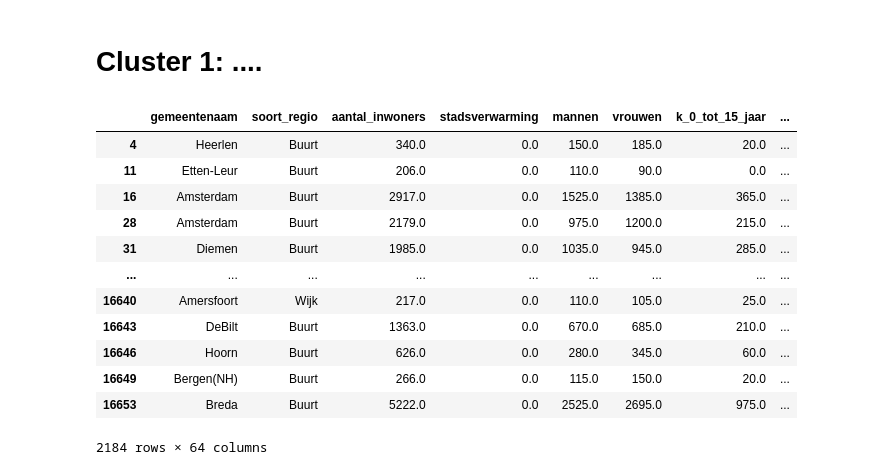
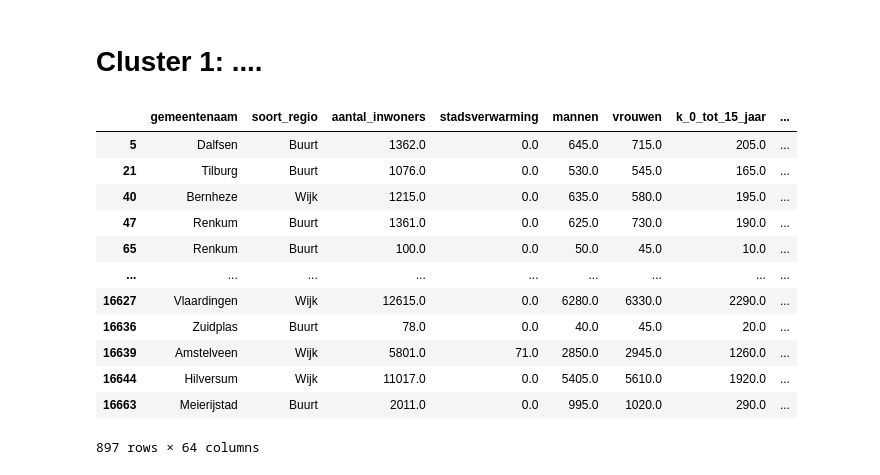
Before and after one commit to NielsHoogeveen1990/Customer-segmentation, a Jupyter notebook: notebooks/Segmentation analysis.ipynb, the cells around one changed output. Drawn from its saved outputs; the diff is of its cells as text; code cells hidden in the pictures.

```diff
--- a/notebooks/Segmentation analysis.ipynb
+++ b/notebooks/Segmentation analysis.ipynb
@@ -107,16 +104,0 @@ df_2 = df.loc[lambda d: d['cluster']==2]
-# %%
-df_1
-# %% [output]
-|  | gemeentenaam | soort_regio | aantal_inwoners | stadsverwarming | mannen | vrouwen | k_0_tot_15_jaar | ... |
-| 4 | Heerlen | Buurt | 340.0 | 0.0 | 150.0 | 185.0 | 20.0 | ... |
-| 11 | Etten-Leur | Buurt | 206.0 | 0.0 | 110.0 | 90.0 | 0.0 | ... |
-| 16 | Amsterdam | Buurt | 2917.0 | 0.0 | 1525.0 | 1385.0 | 365.0 | ... |
-| 28 | Amsterdam | Buurt | 2179.0 | 0.0 | 975.0 | 1200.0 | 215.0 | ... |
-| 31 | Diemen | Buurt | 1985.0 | 0.0 | 1035.0 | 945.0 | 285.0 | ... |
-| ... | ... | ... | ... | ... | ... | ... | ... | ... |
-| 16640 | Amersfoort | Wijk | 217.0 | 0.0 | 110.0 | 105.0 | 25.0 | ... |
-| 16643 | DeBilt | Buurt | 1363.0 | 0.0 | 670.0 | 685.0 | 210.0 | ... |
-| 16646 | Hoorn | Buurt | 626.0 | 0.0 | 280.0 | 345.0 | 60.0 | ... |
-| 16649 | Bergen(NH) | Buurt | 266.0 | 0.0 | 115.0 | 150.0 | 20.0 | ... |
-| 16653 | Breda | Buurt | 5222.0 | 0.0 | 2525.0 | 2695.0 | 975.0 | ... |
-2184 rows × 64 columns
@@ -128,0 +113,16 @@ def get_segmentation_characteristics(df_segment):
+# %%
+df_0
+# %% [output]
+|  | gemeentenaam | soort_regio | aantal_inwoners | stadsverwarming | mannen | vrouwen | k_0_tot_15_jaar | ... |
+| 5 | Dalfsen | Buurt | 1362.0 | 0.0 | 645.0 | 715.0 | 205.0 | ... |
+| 21 | Tilburg | Buurt | 1076.0 | 0.0 | 530.0 | 545.0 | 165.0 | ... |
+| 40 | Bernheze | Wijk | 1215.0 | 0.0 | 635.0 | 580.0 | 195.0 | ... |
+| 47 | Renkum | Buurt | 1361.0 | 0.0 | 625.0 | 730.0 | 190.0 | ... |
+| 65 | Renkum | Buurt | 100.0 | 0.0 | 50.0 | 45.0 | 10.0 | ... |
+| ... | ... | ... | ... | ... | ... | ... | ... | ... |
+| 16627 | Vlaardingen | Wijk | 12615.0 | 0.0 | 6280.0 | 6330.0 | 2290.0 | ... |
+| 16636 | Zuidplas | Buurt | 78.0 | 0.0 | 40.0 | 45.0 | 20.0 | ... |
+| 16639 | Amstelveen | Wijk | 5801.0 | 71.0 | 2850.0 | 2945.0 | 1260.0 | ... |
+| 16644 | Hilversum | Wijk | 11017.0 | 0.0 | 5405.0 | 5610.0 | 1920.0 | ... |
+| 16663 | Meierijstad | Buurt | 2011.0 | 0.0 | 995.0 | 1020.0 | 290.0 | ... |
+897 rows × 64 columns
```
Also changed, not shown: parts of 11 cells of this notebook, 5 other files.
